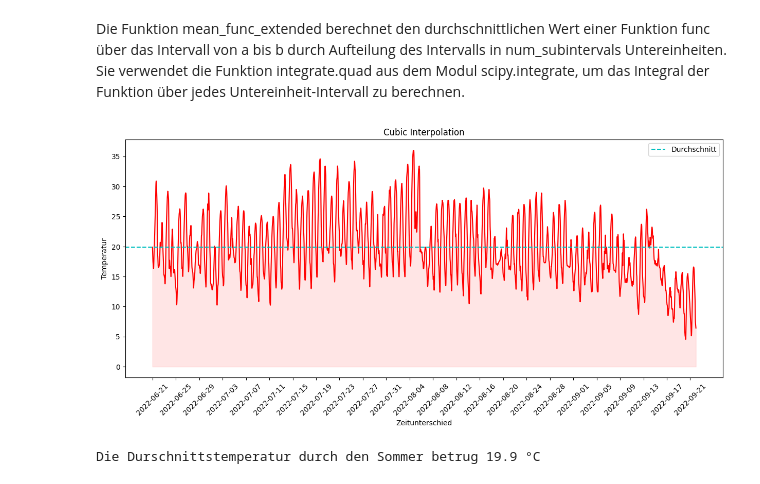
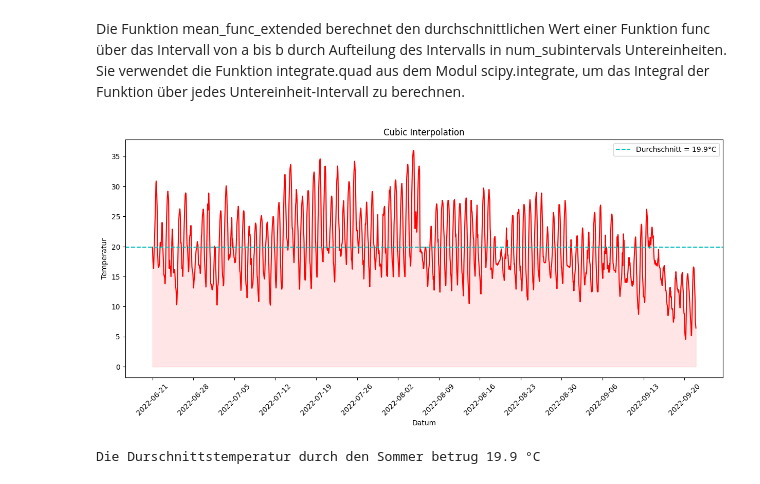
Before and after one commit to Kevin-J-Klein/NGDS-Gruppe-G, a Jupyter notebook: WetterstationGruppeG.ipynb, the cells around one changed output. Saved outputs shown, nothing was run; the diff lists cells and outputs as text; code cells hidden in the pictures.

```diff
--- a/WetterstationGruppeG.ipynb
+++ b/WetterstationGruppeG.ipynb
@@ -361,28 +361,28 @@ mean_temp_rounded = round(mean_temp_extended, 1)
 # %%
 #Plot erstellen der Temperatur in den Sommertagen mit dem Durschnitt
 fig, ax = plt.subplots(figsize=(15, 6))
 ax.plot(time_datetime_inter[summer_start_index:summer_end_index], temp_inter_cubic[summer_start_index:summer_end_index], color='red')
 
-ax.axhline(y=mean_temp_rounded, color='c', linestyle='--', label='Durchschnitt')
+ax.axhline(y=mean_temp_extended, color='c', linestyle='--', label='Durchschnitt = '+ str(mean_temp_rounded) + '°C')
 
-ax.set_xlabel('Zeitunterschied')
+ax.set_xlabel('Datum')
 ax.set_ylabel('Temperatur')
 ax.set_title('Cubic Interpolation')
 
 # Fill-Bereich zwischen den Kurven und der x-Achse
 ax.fill_between(time_datetime_inter[summer_start_index:summer_end_index], temp_inter_cubic[summer_start_index:summer_end_index], 0, alpha=0.1, color='red')
 
 # Einen Tick pro Tag anzeigen
-x_ticks = np.arange(time_datetime_inter[summer_start_index], time_datetime_inter[summer_end_index], np.timedelta64(96, 'h'))
+x_ticks = np.arange(time_datetime_inter[summer_start_index], time_datetime_inter[summer_end_index], np.timedelta64(168, 'h'))
 ax.set_xticks(x_ticks)
 
 plt.xticks(rotation=45)
 
 
 ax.legend()
 plt.show()
 # %% [output]
-[figure, old version]
+[figure, new version]
 # %%
 print("Die Durschnittstemperatur durch den Sommer betrug", mean_temp_rounded, "°C")
 # %% [output]
```
